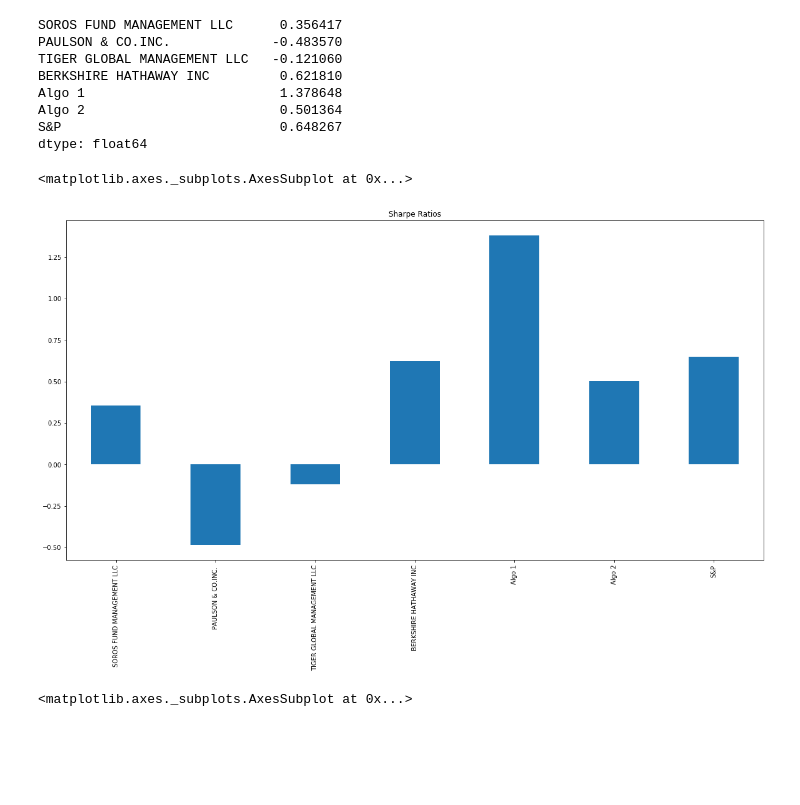
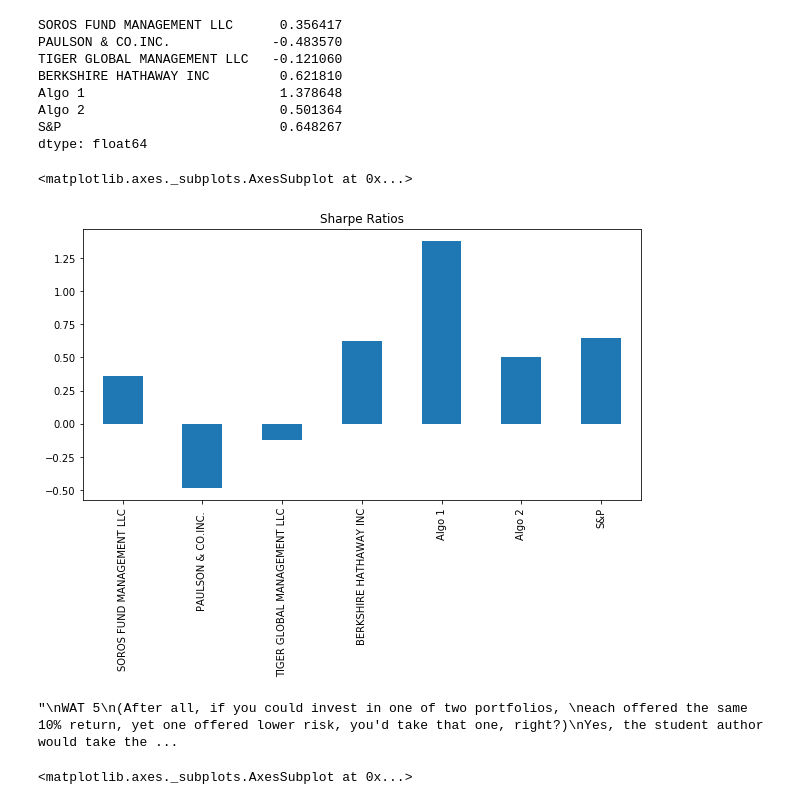
Before and after one commit to coderdc13/whale-and-rival-analysis, a Jupyter notebook: whale-and-rival-analysis.ipynb, the cells around one changed output. Saved outputs shown, nothing was run; the diff lists cells and outputs as text; code cells hidden in the pictures; blank space fills up the shorter version.

```diff
--- a/whale-and-rival-analysis.ipynb
+++ b/whale-and-rival-analysis.ipynb
@@ -670,10 +681,26 @@ Algo 2                         0.501364
 S&P                            0.648267
 dtype: float64
 # %%
-sharpe_ratios.plot(kind="bar", figsize=(20,10), title="Sharpe Ratios")
+sharpe_ratios.plot(kind="bar", figsize=(10,5), title="Sharpe Ratios")
+# this cell satisfying WAC 27, and the table below is a match with the homework
 # %% [output]
 <matplotlib.axes._subplots.AxesSubplot at 0x...>
-[figure, old version]
+[figure, new version]
+# %%
+"""
+WAT 5
+(After all, if you could invest in one of two portfolios,
+each offered the same 10% return, yet one offered lower risk, you'd take that one, right?)
+Yes, the student author would take the portfolio with the lower risk.
+
+WAT 6
+On the basis of this performance metric,
+do our algo strategies outperform both 'the market' and the whales? Type your answer here:
+It seems like Algo 1 outperforms both the S&P and all of the whales,
+but it also looks like Algo 2 underperforms compared with the S&P and Berkshire.
+"""
+# %% [output]
+"\nWAT 5\n(After all, if you could invest in one of two portfolios, \neach offered the same 10% return, yet one offered lower risk, you'd take that one, right?)\nYes, the student author would take the ...
 # %%
 # rolling window w exp wt ma
 exp_wt_ma = combination_frame.ewm(span=21, min_periods=21).std()
```
Also changed, not shown: parts of 4 cells of this notebook.
